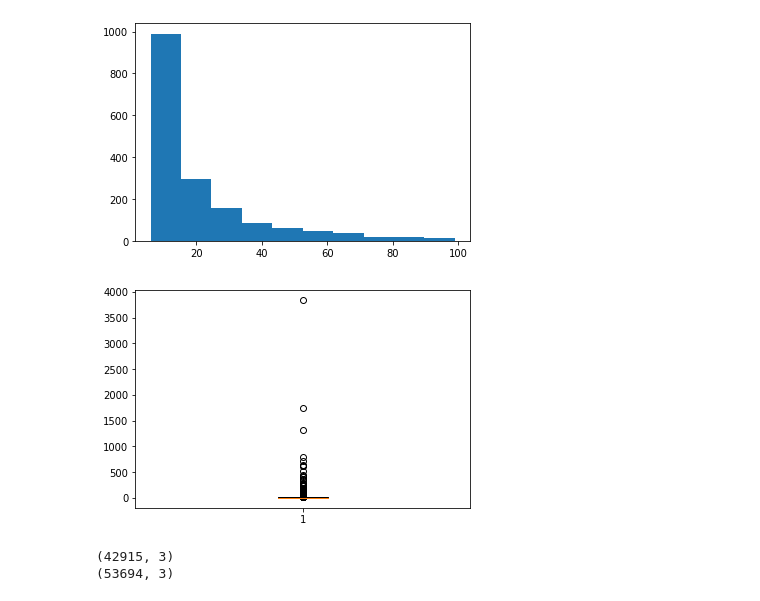
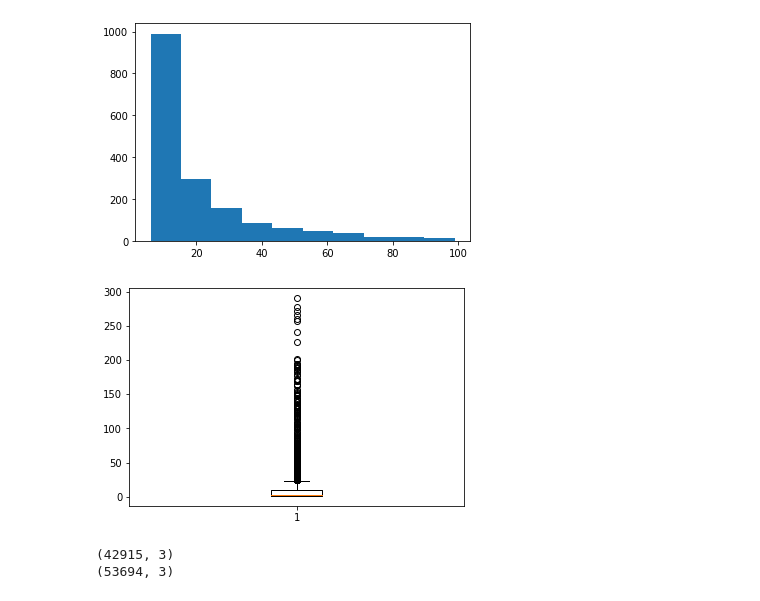
Before and after one commit to chris-gomes/steam-game-recommendations, a Jupyter notebook: Preprocessing.ipynb, the cells around one changed output. Drawn from its saved outputs; the diff is of its cells as text; code cells hidden in the pictures.

```diff
--- a/Preprocessing.ipynb
+++ b/Preprocessing.ipynb
@@ -29,10 +29,10 @@ plt.show()
 # %% [output]
 [figure]
 # %%
-plt.boxplot(games_sorted['amount'])
+plt.boxplot(games_sorted['amount'][games_sorted['amount'] < 300])
 plt.show()
 # %% [output]
-[figure, old version]
+[figure, new version]
 # %%
 print(user_plays.merge(users_sorted[users_sorted['amount'] >= 5]['user_id'], on='user_id').shape)
 print(user_plays.shape)
```
Also changed, not shown: parts of 5 cells of this notebook, 1 other file.
